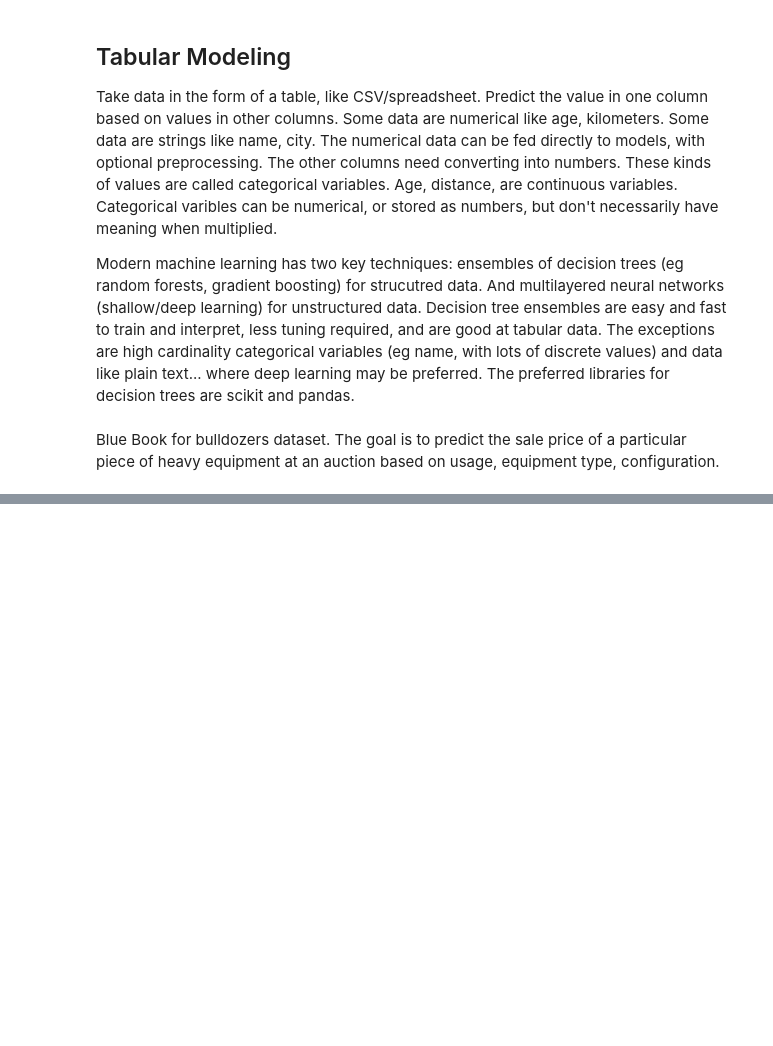
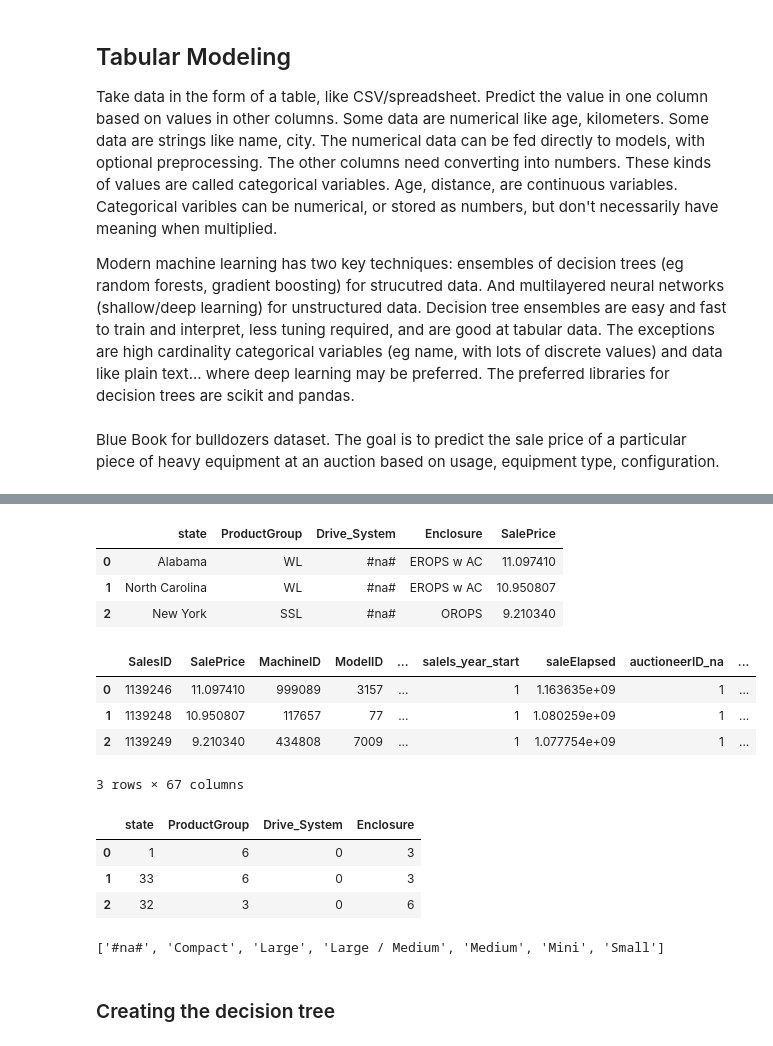
Before and after one commit to mendhak/fastai_lessons, a Jupyter notebook: 018_tabular.ipynb, the cells around one changed output, grey strips where cells are left out. Cells and saved outputs as stored; diff of their text form; code cells hidden in the pictures; blank space fills up the shorter version.

Commit message:
Decision tree

```diff
--- a/018_tabular.ipynb
+++ b/018_tabular.ipynb
@@ -57,0 +166,16 @@ path.ls(file_type='text')
+# %%
+procs = [Categorify, FillMissing]
+# categorify replaes category column with a numeric categoric column.
+# fillmissing replaces missing values with median and creates a bool column to indicate true if a row was filled
+# %%
+# set up validation and test sets.
+cond = (df.saleYear < 2011) | (df.saleMonth<10)
+train_idx = np.where(cond)[0]
+valid_idx = np.where(~cond)[0]
+splits = (list(train_idx), list(valid_idx))
+# %%
+cont, cat = cont_cat_split(df, 1, dep_var=dep_var)
+# tabularpandass needs to know which columns are continuous and which are categorical,
+# so this method helps
+# %%
+to = TabularPandas(df, procs, cat, cont, y_names=dep_var, splits=splits)
@@ -57,0 +193,27 @@ path.ls(file_type='text')
+# %%
+to1 = TabularPandas(df, procs, ['state', 'ProductGroup', 'Drive_System', 'Enclosure'], [], y_names=dep_var, splits=splits)
+to1.show(3)
+# %% [output]
+|  | state | ProductGroup | Drive_System | Enclosure | SalePrice |
+| 0 | Alabama | WL | #na# | EROPS w AC | 11.097410 |
+| 1 | North Carolina | WL | #na# | EROPS w AC | 10.950807 |
+| 2 | New York | SSL | #na# | OROPS | 9.210340 |
+# %%
+to.items.head(3)
+# %% [output]
+|  | SalesID | SalePrice | MachineID | ModelID | ... | saleIs_year_start | saleElapsed | auctioneerID_na | ... |
+| 0 | 1139246 | 11.097410 | 999089 | 3157 | ... | 1 | 1.163635e+09 | 1 | ... |
+| 1 | 1139248 | 10.950807 | 117657 | 77 | ... | 1 | 1.080259e+09 | 1 | ... |
+| 2 | 1139249 | 9.210340 | 434808 | 7009 | ... | 1 | 1.077754e+09 | 1 | ... |
+3 rows × 67 columns
+# %%
+to1.items[['state', 'ProductGroup', 'Drive_System', 'Enclosure']].head(3)
+# %% [output]
+|  | state | ProductGroup | Drive_System | Enclosure |
+| 0 | 1 | 6 | 0 | 3 |
+| 1 | 33 | 6 | 0 | 3 |
+| 2 | 32 | 3 | 0 | 6 |
+# %%
+to.classes['ProductSize']
+# %% [output]
+['#na#', 'Compact', 'Large', 'Large / Medium', 'Medium', 'Mini', 'Small']
@@ -57,0 +224,2 @@ path.ls(file_type='text')
+# %% [markdown]
+### Creating the decision tree
```
Also changed, not shown: parts of 31 cells of this notebook.
